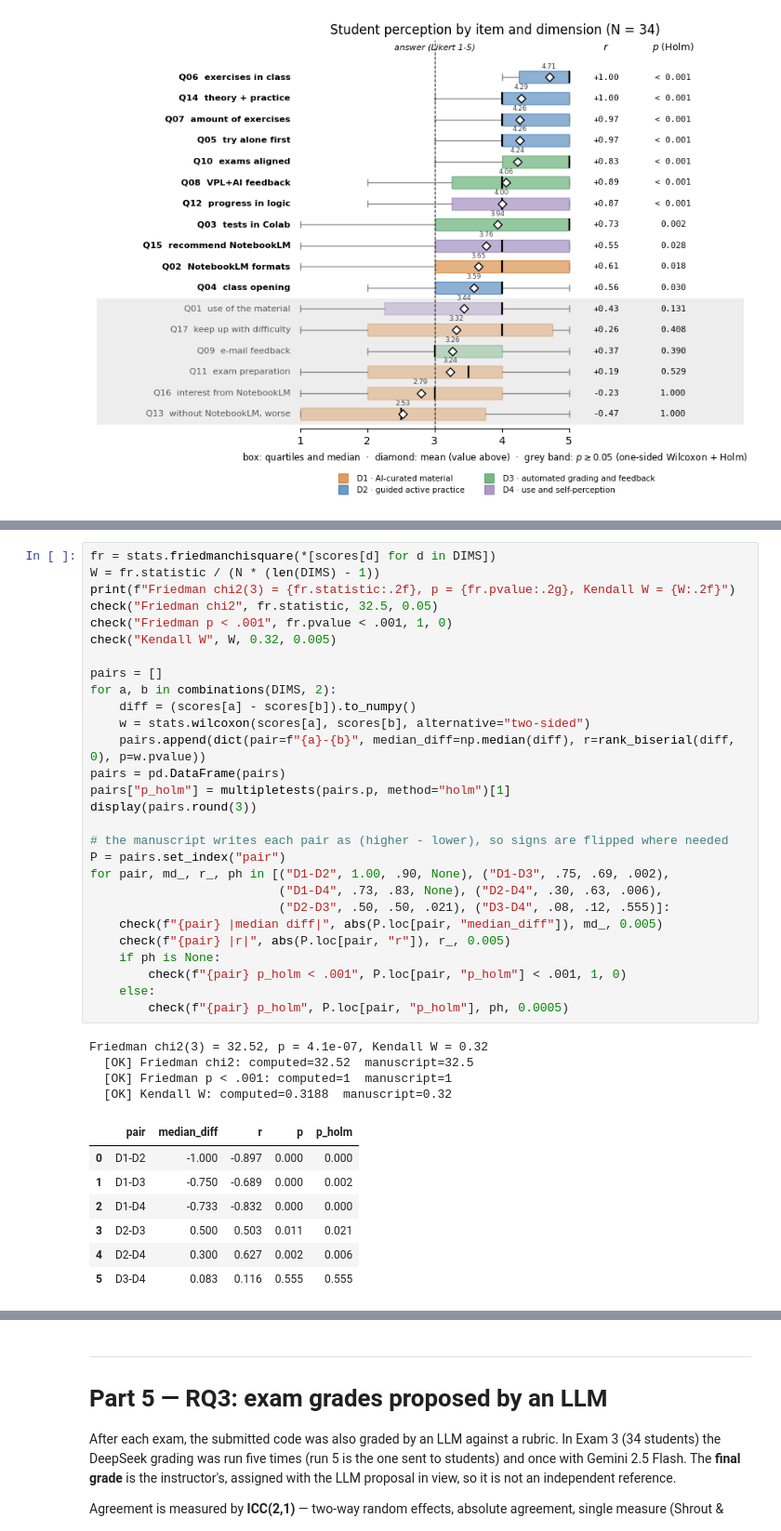
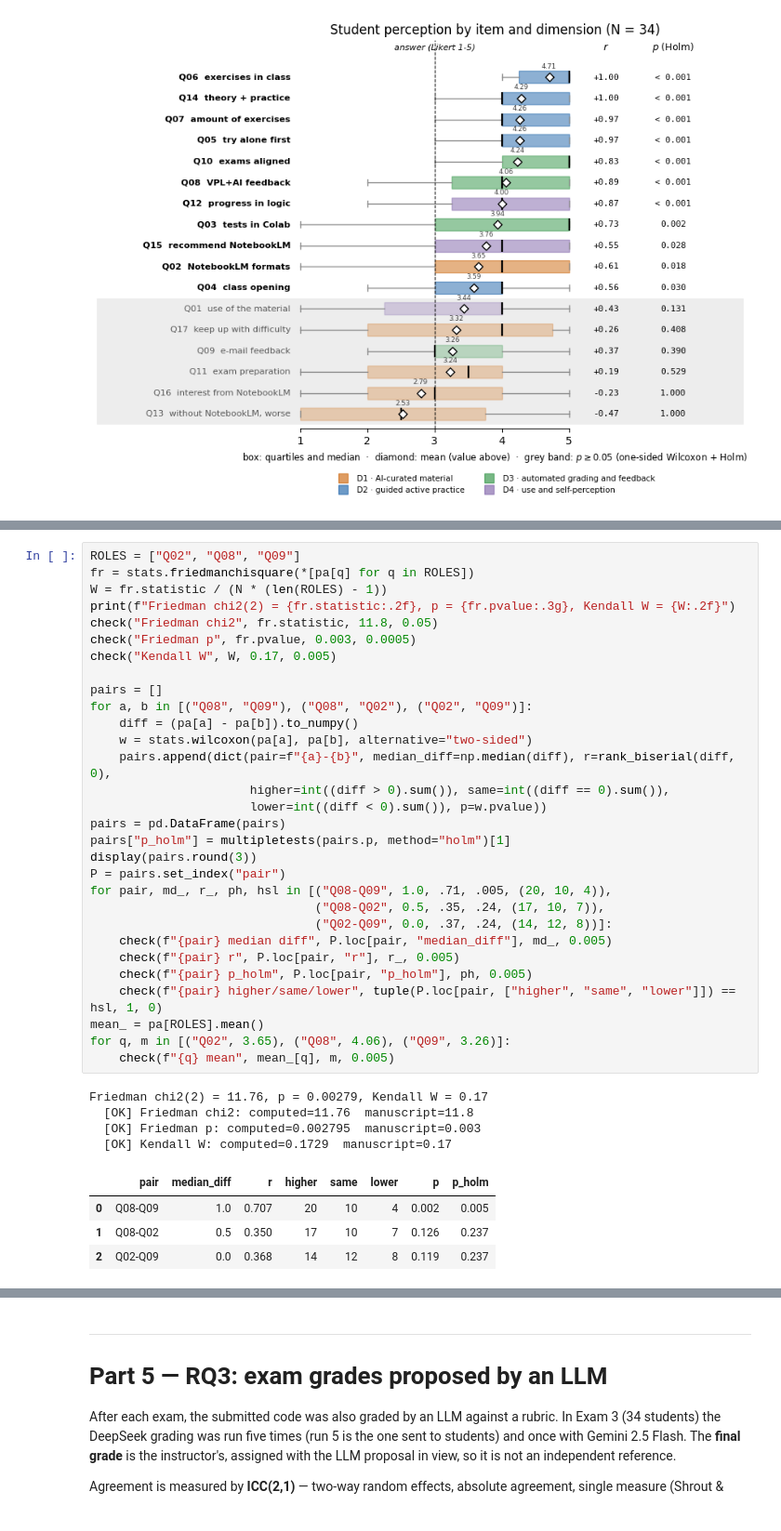
Before and after one commit to fzampirolli/cs1-ai-methodology-reproducibility, a Jupyter notebook: calculations.ipynb, the cells around one changed output, grey strips where cells are left out. Shown at 93% size. Drawn from its saved outputs; the diff is of its cells as text.

```diff
--- a/calculations.ipynb
+++ b/calculations.ipynb
@@ -607,40 +613,39 @@ Table `tab:contrastes`.
 # %%
-fr = stats.friedmanchisquare(*[scores[d] for d in DIMS])
-W = fr.statistic / (N * (len(DIMS) - 1))
-print(f"Friedman chi2(3) = {fr.statistic:.2f}, p = {fr.pvalue:.2g}, Kendall W = {W:.2f}")
-check("Friedman chi2", fr.statistic, 32.5, 0.05)
-check("Friedman p < .001", fr.pvalue < .001, 1, 0)
-check("Kendall W", W, 0.32, 0.005)
+ROLES = ["Q02", "Q08", "Q09"]
+fr = stats.friedmanchisquare(*[pa[q] for q in ROLES])
+W = fr.statistic / (N * (len(ROLES) - 1))
+print(f"Friedman chi2(2) = {fr.statistic:.2f}, p = {fr.pvalue:.3g}, Kendall W = {W:.2f}")
+check("Friedman chi2", fr.statistic, 11.8, 0.05)
+check("Friedman p", fr.pvalue, 0.003, 0.0005)
+check("Kendall W", W, 0.17, 0.005)
 
 pairs = []
-for a, b in combinations(DIMS, 2):
-    diff = (scores[a] - scores[b]).to_numpy()
-    w = stats.wilcoxon(scores[a], scores[b], alternative="two-sided")
-    pairs.append(dict(pair=f"{a}-{b}", median_diff=np.median(diff), r=rank_biserial(diff, 0), p=w.pvalue))
+for a, b in [("Q08", "Q09"), ("Q08", "Q02"), ("Q02", "Q09")]:
+    diff = (pa[a] - pa[b]).to_numpy()
+    w = stats.wilcoxon(pa[a], pa[b], alternative="two-sided")
+    pairs.append(dict(pair=f"{a}-{b}", median_diff=np.median(diff), r=rank_biserial(diff, 0),
+                      higher=int((diff > 0).sum()), same=int((diff == 0).sum()),
+                      lower=int((diff < 0).sum()), p=w.pvalue))
 pairs = pd.DataFrame(pairs)
 pairs["p_holm"] = multipletests(pairs.p, method="holm")[1]
 display(pairs.round(3))
-
-# the manuscript writes each pair as (higher - lower), so signs are flipped where needed
 P = pairs.set_index("pair")
-for pair, md_, r_, ph in [("D1-D2", 1.00, .90, None), ("D1-D3", .75, .69, .002),
-                          ("D1-D4", .73, .83, None), ("D2-D4", .30, .63, .006),
-                          ("D2-D3", .50, .50, .021), ("D3-D4", .08, .12, .555)]:
-    check(f"{pair} |median diff|", abs(P.loc[pair, "median_diff"]), md_, 0.005)
-    check(f"{pair} |r|", abs(P.loc[pair, "r"]), r_, 0.005)
-    if ph is None:
-        check(f"{pair} p_holm < .001", P.loc[pair, "p_holm"] < .001, 1, 0)
-    else:
-        check(f"{pair} p_holm", P.loc[pair, "p_holm"], ph, 0.0005)
+for pair, md_, r_, ph, hsl in [("Q08-Q09", 1.0, .71, .005, (20, 10, 4)),
+                               ("Q08-Q02", 0.5, .35, .24, (17, 10, 7)),
+                               ("Q02-Q09", 0.0, .37, .24, (14, 12, 8))]:
+    check(f"{pair} median diff", P.loc[pair, "median_diff"], md_, 0.005)
+    check(f"{pair} r", P.loc[pair, "r"], r_, 0.005)
+    check(f"{pair} p_holm", P.loc[pair, "p_holm"], ph, 0.005)
+    check(f"{pair} higher/same/lower", tuple(P.loc[pair, ["higher", "same", "lower"]]) == hsl, 1, 0)
+mean_ = pa[ROLES].mean()
+for q, m in [("Q02", 3.65), ("Q08", 4.06), ("Q09", 3.26)]:
+    check(f"{q} mean", mean_[q], m, 0.005)
 # %% [output]
-Friedman chi2(3) = 32.52, p = 4.1e-07, Kendall W = 0.32
-  [OK] Friedman chi2: computed=32.52  manuscript=32.5
-  [OK] Friedman p < .001: computed=1  manuscript=1
-  [OK] Kendall W: computed=0.3188  manuscript=0.32
+Friedman chi2(2) = 11.76, p = 0.00279, Kendall W = 0.17
+  [OK] Friedman chi2: computed=11.76  manuscript=11.8
+  [OK] Friedman p: computed=0.002795  manuscript=0.003
+  [OK] Kendall W: computed=0.1729  manuscript=0.17
-|  | pair | median_diff | r | p | p_holm |
-| 0 | D1-D2 | -1.000 | -0.897 | 0.000 | 0.000 |
-| 1 | D1-D3 | -0.750 | -0.689 | 0.000 | 0.002 |
-| 2 | D1-D4 | -0.733 | -0.832 | 0.000 | 0.000 |
-| 3 | D2-D3 | 0.500 | 0.503 | 0.011 | 0.021 |
-| 4 | D2-D4 | 0.300 | 0.627 | 0.002 | 0.006 |
-| 5 | D3-D4 | 0.083 | 0.116 | 0.555 | 0.555 |
+|  | pair | median_diff | r | higher | same | lower | p | p_holm |
+| 0 | Q08-Q09 | 1.0 | 0.707 | 20 | 10 | 4 | 0.002 | 0.005 |
+| 1 | Q08-Q02 | 0.5 | 0.350 | 17 | 10 | 7 | 0.126 | 0.237 |
+| 2 | Q02-Q09 | 0.0 | 0.368 | 14 | 12 | 8 | 0.119 | 0.237 |
```
Also changed, not shown: parts of 13 cells of this notebook, 1 other file.
